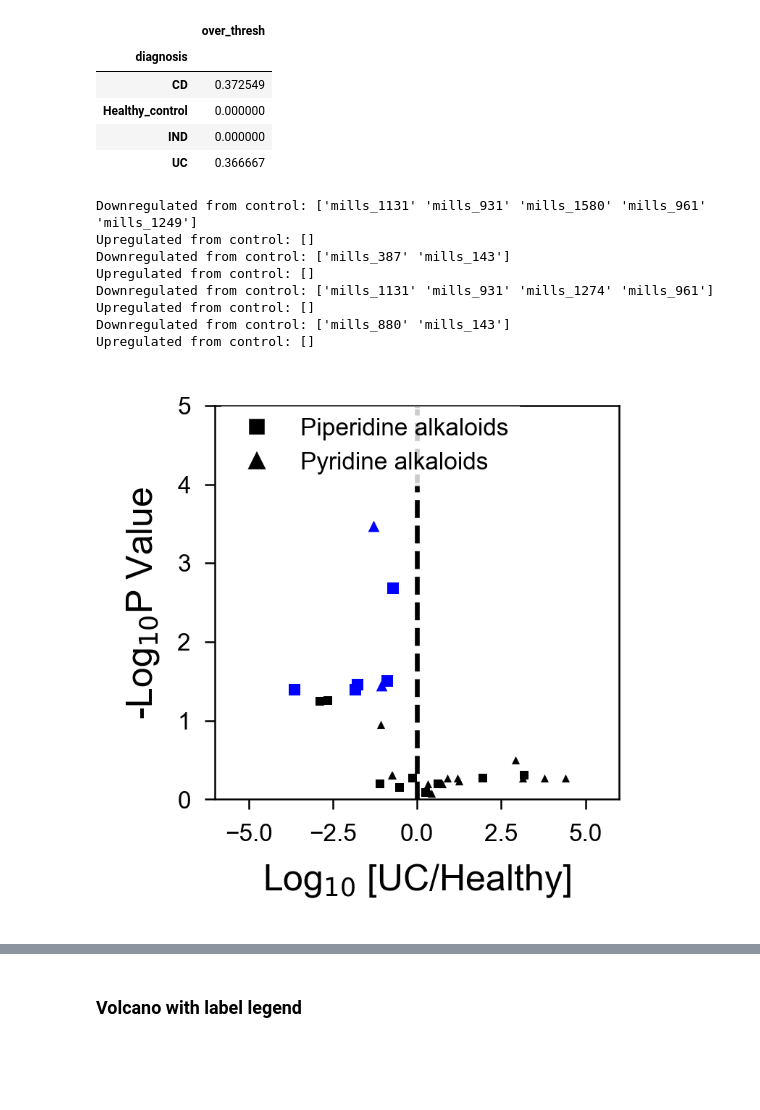
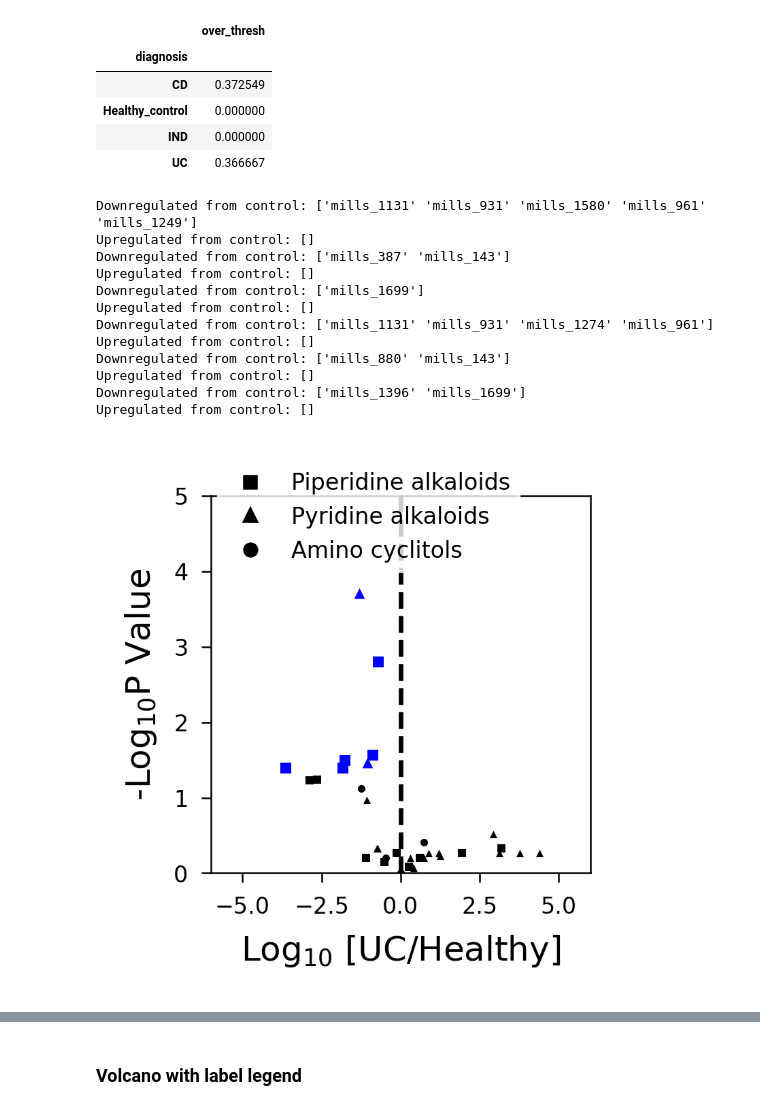
Before and after one commit to samgoldman97/mist, a Jupyter notebook: notebooks/04_mills_analysis.ipynb, the cells around one changed output, grey strips where cells are left out. Cells and saved outputs as stored; diff of their text form; code cells hidden in the pictures; blank space fills up the shorter version.

```diff
--- a/notebooks/04_mills_analysis.ipynb
+++ b/notebooks/04_mills_analysis.ipynb
@@ -1198,11 +1297,12 @@ for name, mz in name_to_spec.items():
 # %%
 # Use CFM ID to extract relevant fragmentation labels and export them to pdf
 name_to_fragments = {
-    "mills_28": ["CCCC#[NH+]", "CC=CC(=[NH2+])C(O)O", "[NH3+]C#CC(=O)C(O)CO",
-                "C[NH2+]CCC=CC(O)O", "NC(N)NCC=CC(=[NH2+])C(O)O", "[NH2+]=C1N=C(O)C(CC(O)C(O)CO)N1",
-                 "C#CC#C[NH2+]C1NC(O)C(CC(O)C(O)CO)N1", "OCC(O)CC1NC([NH2+]C=CC#CC(O)O)NC1O", "NC(O)C(CC(O)C(O)CO)NC=[NH+]C#CC#CC(O)O",
-                "NC(N=CC#CC(=[NH2+])C(O)O)NC(O)CCC(O)C(O)CO"],
+    # "mills_28": ["CCCC#[NH+]", "CC=CC(=[NH2+])C(O)O", "[NH3+]C#CC(=O)C(O)CO",
+    #             "C[NH2+]CCC=CC(O)O", "NC(N)NCC=CC(=[NH2+])C(O)O", "[NH2+]=C1N=C(O)C(CC(O)C(O)CO)N1",
+    #              "C#CC#C[NH2+]C1NC(O)C(CC(O)C(O)CO)N1", "OCC(O)CC1NC([NH2+]C=CC#CC(O)O)NC1O", "NC(O)C(CC(O)C(O)CO)NC=[NH+]C#CC#CC(O)O",
+    #             "NC(N=CC#CC(=[NH2+])C(O)O)NC(O)CCC(O)C(O)CO"],
     "mills_285": ["C1=[NH+]CCC1", "C1CC[NH2+]C1", "C#CC(=O)[NH2+]C"],
+    "mills_89": ["C#CC=C([NH3+])C(O)O" , "C#CCC([NH3+])C(O)O", "NC(CCC(O)=NC(=CC#CC(=[NH2+])CO)C(O)O)C(O)O", "CCC#CC(O)[OH2+]", "CCCC#[NH+]", "NC(CCC(O)NC#CC#CC(=[NH2+])CO)C(O)O"]
 }
 # %%
 for k,v in name_to_fragments.items():
@@ -1228,0 +1329,13 @@ for k,v in name_to_fragments.items():
+# %%
+from ms_pred.magma import fragmentation as fe
+import  ms_pred.common as common
+
+def draw_single_mol(frag, engine, filename):
+    """Draw single molecule."""
+    draw_dict = engine.get_draw_dict(frag)
+    keep_atoms = draw_dict['hatoms']
+    keep_bonds = draw_dict['hbonds']
+    mol = draw_dict['mol']
+    Chem.Kekulize(mol)
+    drawing = Draw.MolToFile(mol, filename, highlightAtoms=keep_atoms, highlightBonds=keep_bonds)
+    return drawing
@@ -1336,6 +1495,9 @@ volcano_df[volcano_df['key_id'] == "Piperidine alkaloids"]
 # %%
 p_thresh = -np.log10(0.05)
 fc_thresh = 0.2
+
+#p_thresh = -np.log10(0.3)
+#fc_thresh = 0.0005
 p_key = "fdr_bh_log10p"
 # p_key = "bonferroni_log10p"
 d_to_lim={}
@@ -1359,10 +1521,11 @@ for compare in ["UC", "CD"]:
     ax.axvline(x=0, linestyle="--", color="black")
     ax.set_xlabel(fr"{log_10_str} [{compare}/Healthy]")
     ax.set_ylabel(f"-{log_10_str}P Value")
-    ax.set_xlim([-6,6])
-    ax.set_ylim([0, 2.6])
+    d_to_lim[compare] = ax.get_xlim(), ax.get_ylim()
+
+    ax.set_xlim([-8,8])
+    ax.set_ylim([0, 5])
 #     ax.set_title(f"{compare} vs. control")
-    d_to_lim[compare] = ax.get_xlim(), ax.get_ylim()
 #     legend.get_frame().set_facecolor('none')
     fig.savefig(save_dir / f"volcano_class_{compare}.pdf", bbox_inches="tight",
                 transparent=True)
@@ -1586,7 +1745,7 @@ melted_df_2_temp.pivot_table(index="diagnosis", values="over_thresh", aggfunc="m
 # %%
 key="compound_id"
 all_ids=pd.unique(melted_df_2_temp[key])
-impt_classes=['Piperidine alkaloids', 'Pyridine alkaloids']
+impt_classes=['Piperidine alkaloids', 'Pyridine alkaloids', "Amino cyclitols"]
 all_ids = []
 impt_id_to_cls = {}
 for cls in impt_classes:
@@ -1642,7 +1801,7 @@ fc_thresh = 0.2
 p_key = "fdr_bh_log10p"
 # p_key = "bonferroni_log10p"
 d_to_lim={}
-markers = dict(zip(impt_classes, ["s", "^"]))
+markers = dict(zip(impt_classes, ["s", "^", "o"]))
 for compare in ["UC", "CD"]:
 
     compare_df = volcano_df[volcano_df['compare_b'] == compare]
@@ -1663,31 +1822,35 @@ for compare in ["UC", "CD"]:
 
         red_mask = np.logical_and(compare_fc_cls > fc_thresh, compare_p_cls > p_thresh)
         print("Upregulated from control:", compare_df[extra_mask]["key_id"][red_mask].values)
         ax.scatter(compare_fc_cls[red_mask], compare_p_cls[red_mask], s=8, color = "red",
                    marker=markers[cls], linewidth=0)
     handles = [Line2D([0], [0], linestyle='none', color="black", markersize=3,
                       label=cls, marker=markers[cls]) for cls in impt_classes]
     legend = ax.legend(handles=handles, loc=(0.02,0.8), frameon=True,
                        fancybox=False, fontsize=6,)
     ax.axvline(x=0, linestyle="--", color="black")
     ax.set_xlabel(f"{log_10_str} [{compare}/Healthy]")
     ax.set_ylabel(f"-{log_10_str}P Value")
     ax.set_xlim([-6,6])
     ax.set_ylim([0, 5])
 #     ax.set_title(f"{compare} vs. control")
     d_to_lim[compare] = ax.get_xlim(), ax.get_ylim()
     frame = legend.get_frame()
     frame.set_facecolor('white')
     frame.set_edgecolor("white")
     fig.savefig(save_dir / f"volcano_metabolites_{compare}.pdf", bbox_inches="tight",
                 transparent=True)
 # %% [output]
 Downregulated from control: ['mills_1131' 'mills_931' 'mills_1580' 'mills_961' 'mills_1249']
 Upregulated from control: []
 Downregulated from control: ['mills_387' 'mills_143']
+Upregulated from control: []
+Downregulated from control: ['mills_1699']
 Upregulated from control: []
 Downregulated from control: ['mills_1131' 'mills_931' 'mills_1274' 'mills_961']
 Upregulated from control: []
 Downregulated from control: ['mills_880' 'mills_143']
 Upregulated from control: []
+Downregulated from control: ['mills_1396' 'mills_1699']
+Upregulated from control: []
-[figure, old version]
+[figure, new version]
```
Also changed, not shown: parts of 61 cells of this notebook, 44 other files.
